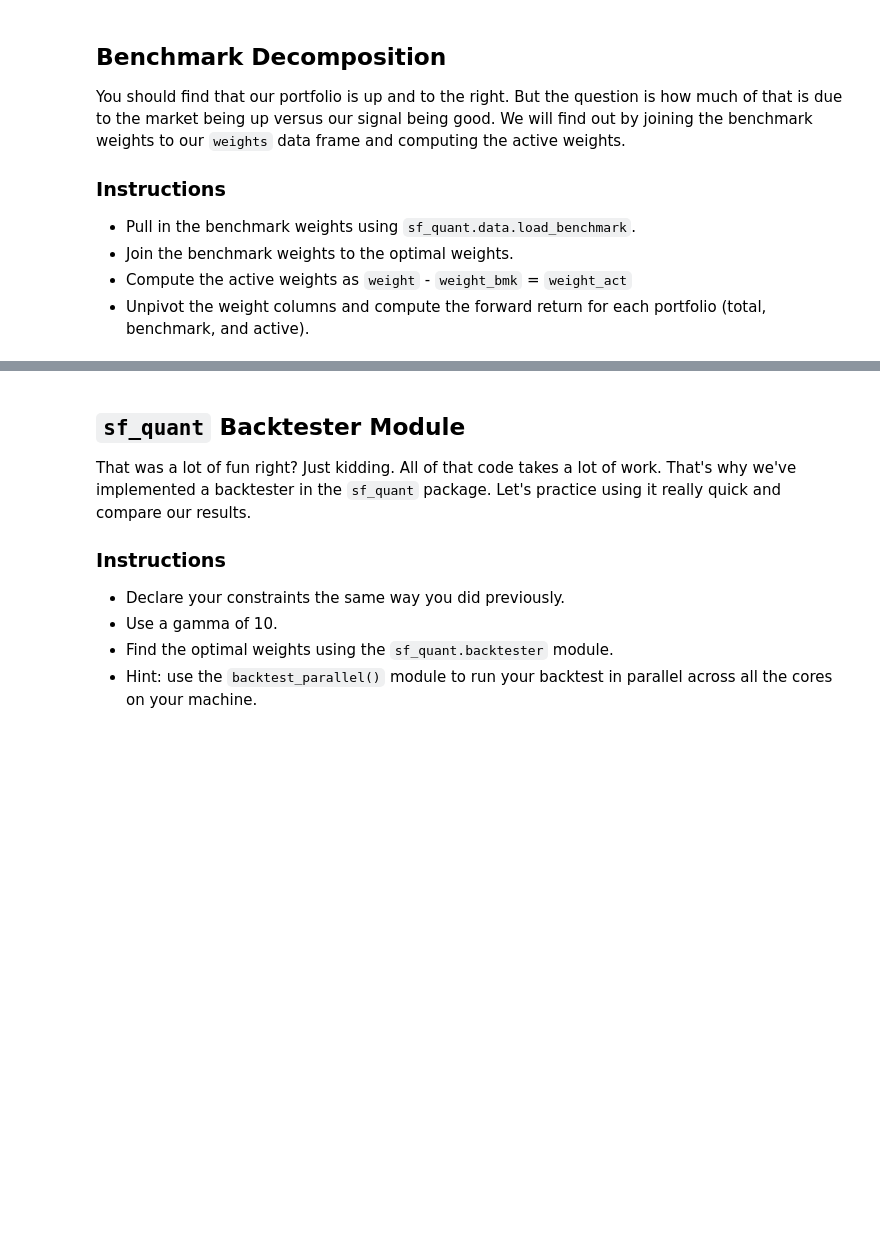
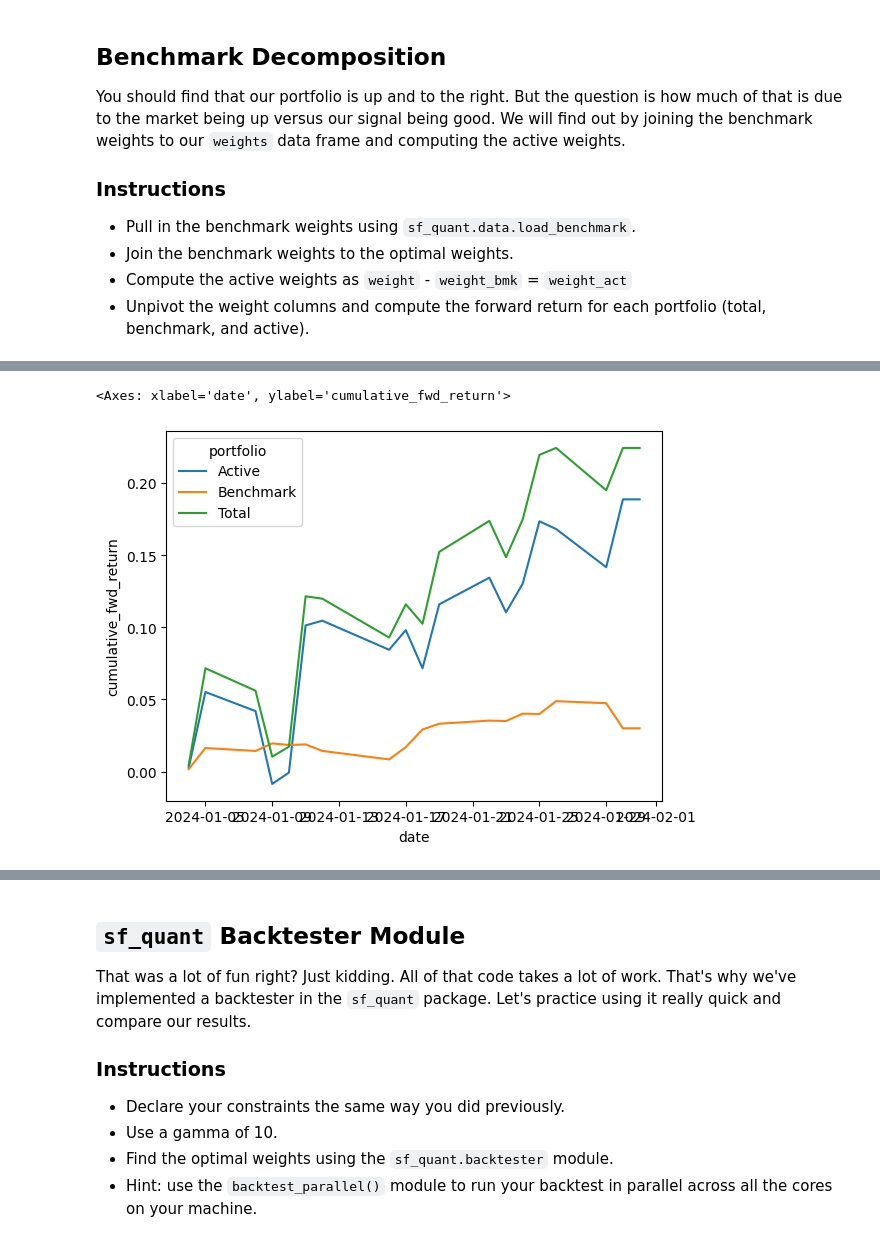
Before and after one commit to acrid2075/sf-quant-labs, a Jupyter notebook: labs/lab_4.ipynb, the cells around one changed output, grey strips where cells are left out. Drawn from its saved outputs; the diff is of its cells as text; code cells hidden in the pictures; blank space fills up the shorter version.

```diff
--- a/labs/lab_4.ipynb
+++ b/labs/lab_4.ipynb
@@ -297,7 +333,22 @@ def task_return_decomposition(weights: pl.DataFrame, data: pl.DataFrame) -> pl.D
         pl.DataFrame: Data frame containing date, portfolio, fwd_return, and cumulative_fwd_return columns
     """
     # TODO: Finish this function.
-    pass
+    benchmark = sfd.load_benchmark(weights.to_pandas().date.min(), weights.to_pandas().date.max())
+
+    return (
+        weights.join(benchmark, on=["date", "barrid"], how="left", suffix="_bmk")
+            .with_columns(pl.col("weight").sub(pl.col("weight_bmk")).alias("weight_act"))
+            .join(data, on=["date", "barrid"], how="left")
+            .with_columns(pl.col("return").truediv(100))
+            .sort("date")
+            .with_columns(pl.col("return").shift(-1).over("barrid").alias("fwd_return"))
+            .select(["date", "barrid", "weight", "weight_bmk", "weight_act", "fwd_return"])
+            .unpivot(index=["date", "barrid", "fwd_return"], value_name="weight", variable_name="portfolio")
+            .with_columns(pl.col("portfolio").replace({"weight": "Total", "weight_bmk": "Benchmark", "weight_act": "Active"}))
+            .group_by(["date", "portfolio"]).agg(pl.col("fwd_return").mul(pl.col("weight")).sum())
+            .sort(["date", "portfolio"])
+            .with_columns(pl.col("fwd_return").add(1).cum_prod().sub(1).over("portfolio").alias("cumulative_fwd_return"))
+            )
 
 returns_decomp = task_return_decomposition(weights, data)
 
@@ -305,5 +376,9 @@ returns_decomp
 # %%
 # TODO: Chart the cumulative returns of each portfolio
 # HINT: Use seaborn.lineplot() with the attribute hue='portfolio'
+sns.lineplot(data=returns_decomp.to_pandas(), x="date", y="cumulative_fwd_return", hue="portfolio")
+# %% [output]
+<Axes: xlabel='date', ylabel='cumulative_fwd_return'>
+[figure, added]
 # %%
 # TODO: Compute the annual average return, annual volatility, and annualized sharpe ratio for each portfolio.
```
Also changed, not shown: parts of 15 cells of this notebook.
